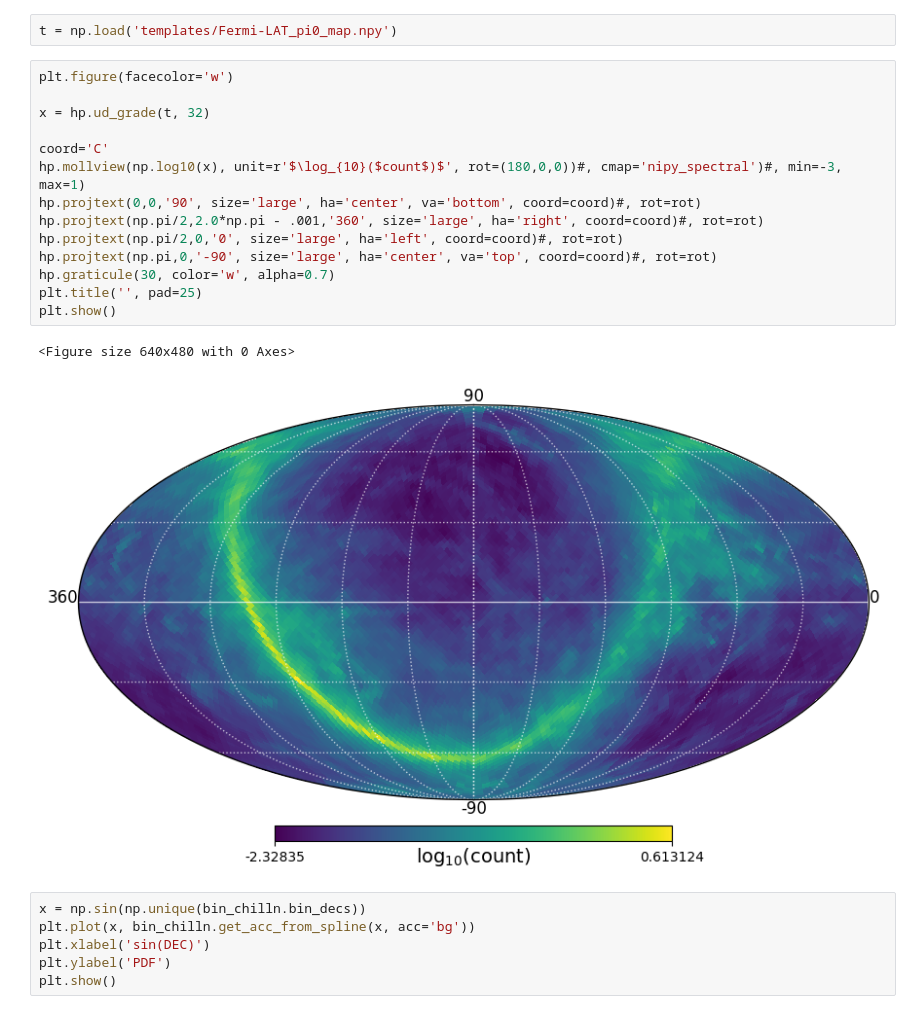
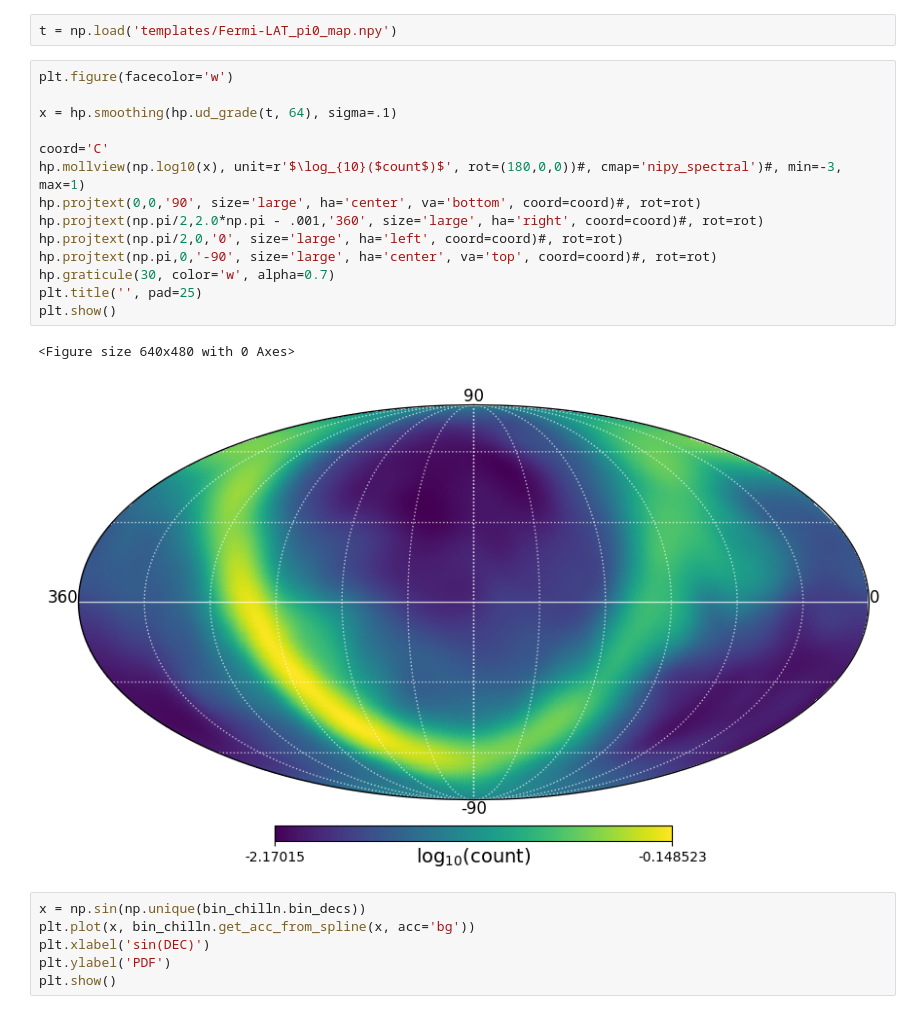
Before and after one commit to MACampana/BinnedTracks, a Jupyter notebook: NEW_BinnedAnalysis.ipynb, the cells around one changed output. Cells and saved outputs as stored; diff of their text form.

```diff
--- a/NEW_BinnedAnalysis.ipynb
+++ b/NEW_BinnedAnalysis.ipynb
@@ -1761,20 +1777,20 @@ t = np.load('templates/Fermi-LAT_pi0_map.npy')
 # %%
 plt.figure(facecolor='w')
 
-x = hp.ud_grade(t, 32)
+x = hp.smoothing(hp.ud_grade(t, 64), sigma=.1)
 
 coord='C'
 hp.mollview(np.log10(x), unit=r'$\log_{10}($count$)$', rot=(180,0,0))#, cmap='nipy_spectral')#, min=-3, max=1)
 hp.projtext(0,0,'90', size='large', ha='center', va='bottom', coord=coord)#, rot=rot)
 hp.projtext(np.pi/2,2.0*np.pi - .001,'360', size='large', ha='right', coord=coord)#, rot=rot)
 hp.projtext(np.pi/2,0,'0', size='large', ha='left', coord=coord)#, rot=rot)
 hp.projtext(np.pi,0,'-90', size='large', ha='center', va='top', coord=coord)#, rot=rot)
 hp.graticule(30, color='w', alpha=0.7)
 plt.title('', pad=25)
 plt.show()
 # %% [output]
 <Figure size 640x480 with 0 Axes>
-[figure, old version]
+[figure, new version]
 # %%
 x = np.sin(np.unique(bin_chilln.bin_decs))
 plt.plot(x, bin_chilln.get_acc_from_spline(x, acc='bg'))
```
Also changed, not shown: parts of 12 cells of this notebook.
